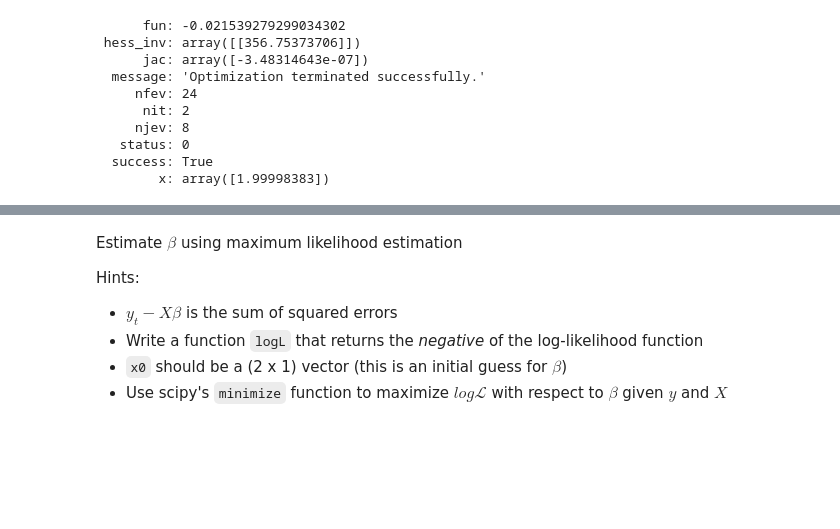
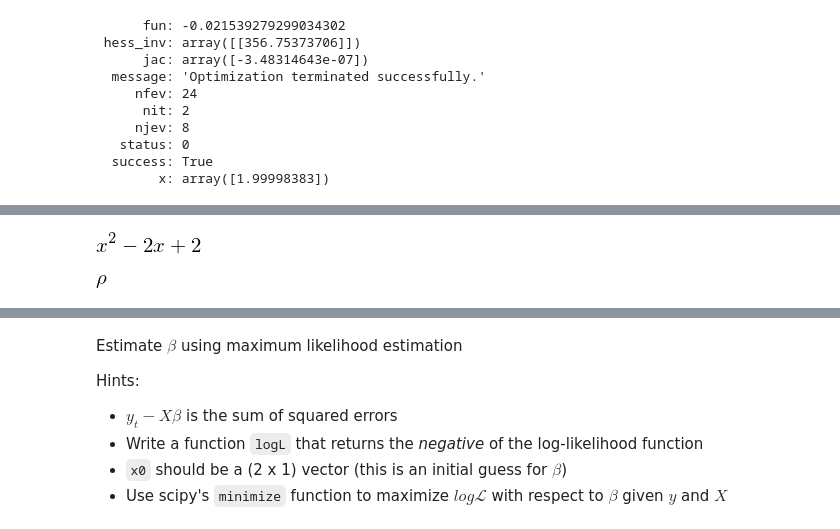
Before and after one commit to SIQEF-PHBS/Winter-Camp-2019, a Jupyter notebook: Natasha/scipy.ipynb, the cells around one changed output, grey strips where cells are left out. Saved outputs shown, nothing was run; the diff lists cells and outputs as text; code cells hidden in the pictures; blank space fills up the shorter version.

```diff
--- a/Natasha/scipy.ipynb
+++ b/Natasha/scipy.ipynb
@@ -171,0 +180,13 @@ minimize(g, x0=0, args=(-3))
+# %%
+from sympy import *
+init_printing()  # Set up pretty printing
+
+x = symbols('x')
+x**2 - 2 * x + 2
+# %% [output]
+[figure, added]
+# %%
+p = symbols('rho')
+p
+# %% [output]
+[figure, added]
```
Also changed, not shown: parts of 9 cells of this notebook, 4 other files.
